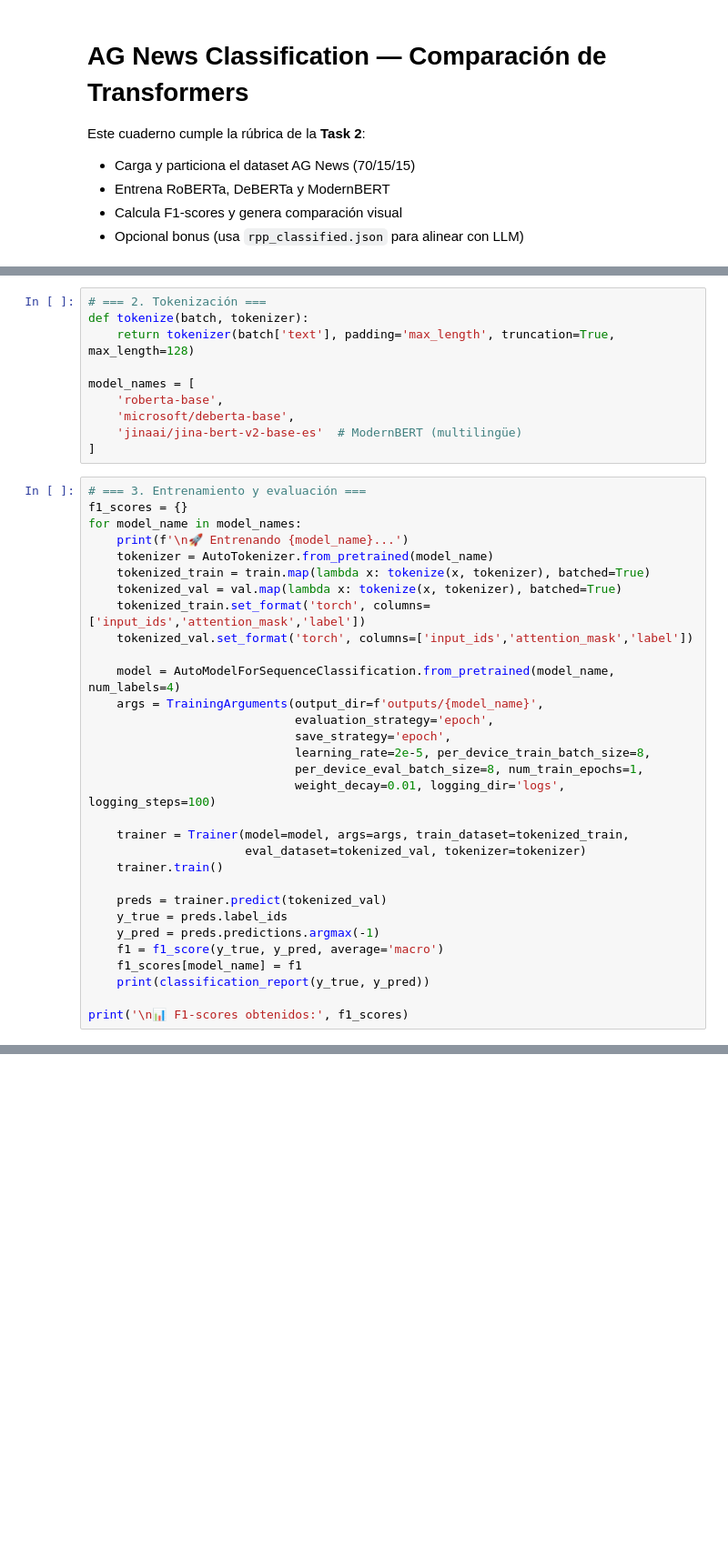
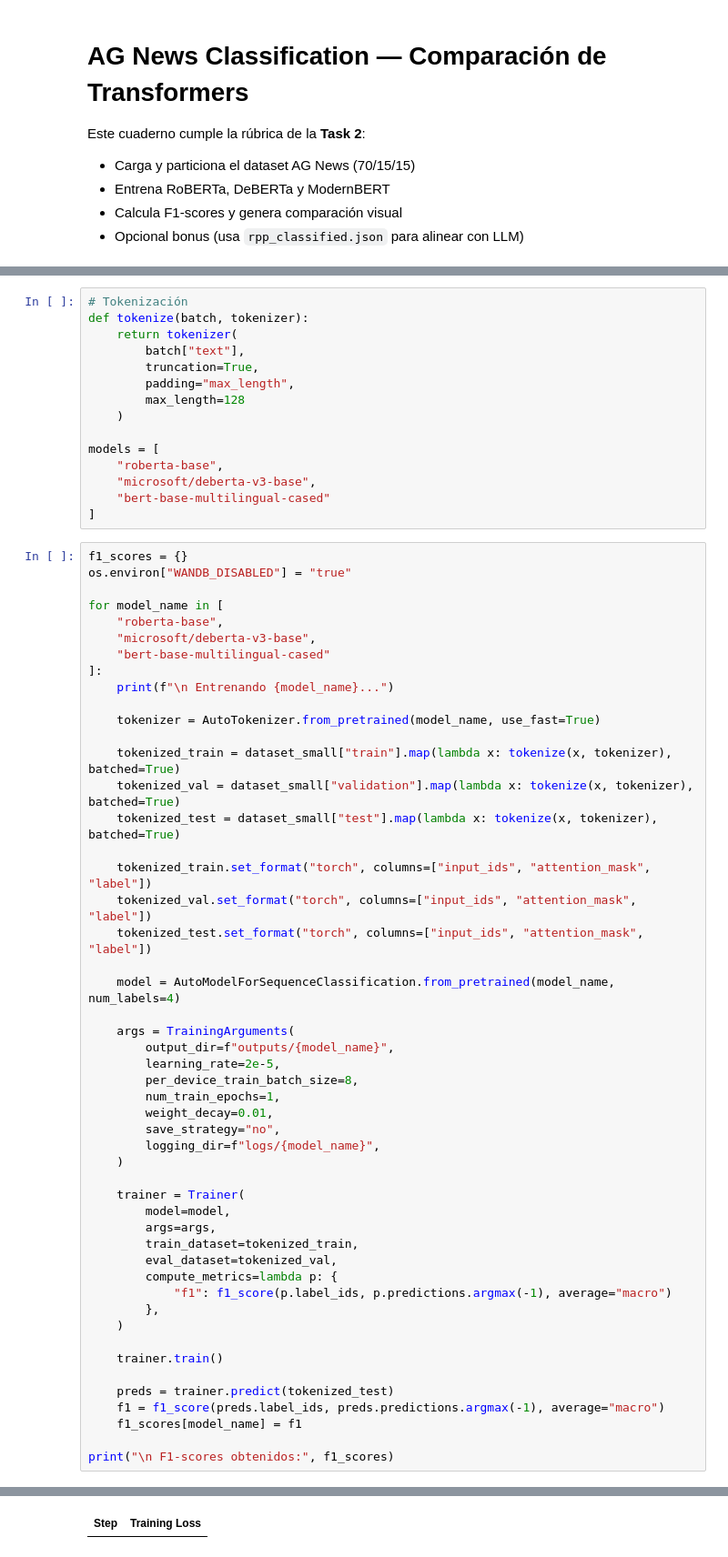
Before and after one commit to ValLovaton/News_Classification-lab_LovatonValeria_PizarroSebastian, a Jupyter notebook: notebooks/agnews_train_eval.ipynb, the cells around one changed output, grey strips where cells are left out. Shown at 91% size. Cells and saved outputs as stored; diff of their text form; blank space fills up the shorter version.

```diff
--- a/notebooks/agnews_train_eval.ipynb
+++ b/notebooks/agnews_train_eval.ipynb
@@ -23,41 +61,66 @@ print(train.shape, val.shape, test.shape)
 # %%
-# === 2. Tokenización ===
+# Tokenización
 def tokenize(batch, tokenizer):
-    return tokenizer(batch['text'], padding='max_length', truncation=True, max_length=128)
+    return tokenizer(
+        batch["text"],
+        truncation=True,
+        padding="max_length",
+        max_length=128
+    )
 
-model_names = [
-    'roberta-base',
-    'microsoft/deberta-base',
-    'jinaai/jina-bert-v2-base-es'  # ModernBERT (multilingüe)
+models = [
+    "roberta-base",
+    "microsoft/deberta-v3-base",
+    "bert-base-multilingual-cased"
 ]
 # %%
-# === 3. Entrenamiento y evaluación ===
 f1_scores = {}
-for model_name in model_names:
-    print(f'\n🚀 Entrenando {model_name}...')
-    tokenizer = AutoTokenizer.from_pretrained(model_name)
-    tokenized_train = train.map(lambda x: tokenize(x, tokenizer), batched=True)
-    tokenized_val = val.map(lambda x: tokenize(x, tokenizer), batched=True)
-    tokenized_train.set_format('torch', columns=['input_ids','attention_mask','label'])
-    tokenized_val.set_format('torch', columns=['input_ids','attention_mask','label'])
+os.environ["WANDB_DISABLED"] = "true"
+
+for model_name in [
+    "roberta-base",
+    "microsoft/deberta-v3-base",
+    "bert-base-multilingual-cased"
+]:
+    print(f"\n Entrenando {model_name}...")
+
+    tokenizer = AutoTokenizer.from_pretrained(model_name, use_fast=True)
+
+    tokenized_train = dataset_small["train"].map(lambda x: tokenize(x, tokenizer), batched=True)
+    tokenized_val = dataset_small["validation"].map(lambda x: tokenize(x, tokenizer), batched=True)
+    tokenized_test = dataset_small["test"].map(lambda x: tokenize(x, tokenizer), batched=True)
+
+    tokenized_train.set_format("torch", columns=["input_ids", "attention_mask", "label"])
+    tokenized_val.set_format("torch", columns=["input_ids", "attention_mask", "label"])
+    tokenized_test.set_format("torch", columns=["input_ids", "attention_mask", "label"])
 
     model = AutoModelForSequenceClassification.from_pretrained(model_name, num_labels=4)
-    args = TrainingArguments(output_dir=f'outputs/{model_name}',
-                             evaluation_strategy='epoch',
-                             save_strategy='epoch',
-                             learning_rate=2e-5, per_device_train_batch_size=8,
-                             per_device_eval_batch_size=8, num_train_epochs=1,
-                             weight_decay=0.01, logging_dir='logs', logging_steps=100)
 
-    trainer = Trainer(model=model, args=args, train_dataset=tokenized_train,
-                      eval_dataset=tokenized_val, tokenizer=tokenizer)
+    args = TrainingArguments(
+        output_dir=f"outputs/{model_name}",
+        learning_rate=2e-5,
+        per_device_train_batch_size=8,
+        num_train_epochs=1,
+        weight_decay=0.01,
+        save_strategy="no",
+        logging_dir=f"logs/{model_name}",
+    )
+
+    trainer = Trainer(
+        model=model,
+        args=args,
+        train_dataset=tokenized_train,
+        eval_dataset=tokenized_val,
+        compute_metrics=lambda p: {
+            "f1": f1_score(p.label_ids, p.predictions.argmax(-1), average="macro")
+        },
+    )
+
     trainer.train()
 
-    preds = trainer.predict(tokenized_val)
-    y_true = preds.label_ids
-    y_pred = preds.predictions.argmax(-1)
-    f1 = f1_score(y_true, y_pred, average='macro')
+    preds = trainer.predict(tokenized_test)
+    f1 = f1_score(preds.label_ids, preds.predictions.argmax(-1), average="macro")
     f1_scores[model_name] = f1
-    print(classification_report(y_true, y_pred))
 
-print('\n📊 F1-scores obtenidos:', f1_scores)
+print("\n F1-scores obtenidos:", f1_scores)
+# %% [output]
@@ -63,0 +132 @@ print('\n📊 F1-scores obtenidos:', f1_scores)
+| Step | Training Loss |
```
Also changed, not shown: parts of 10 cells of this notebook.
